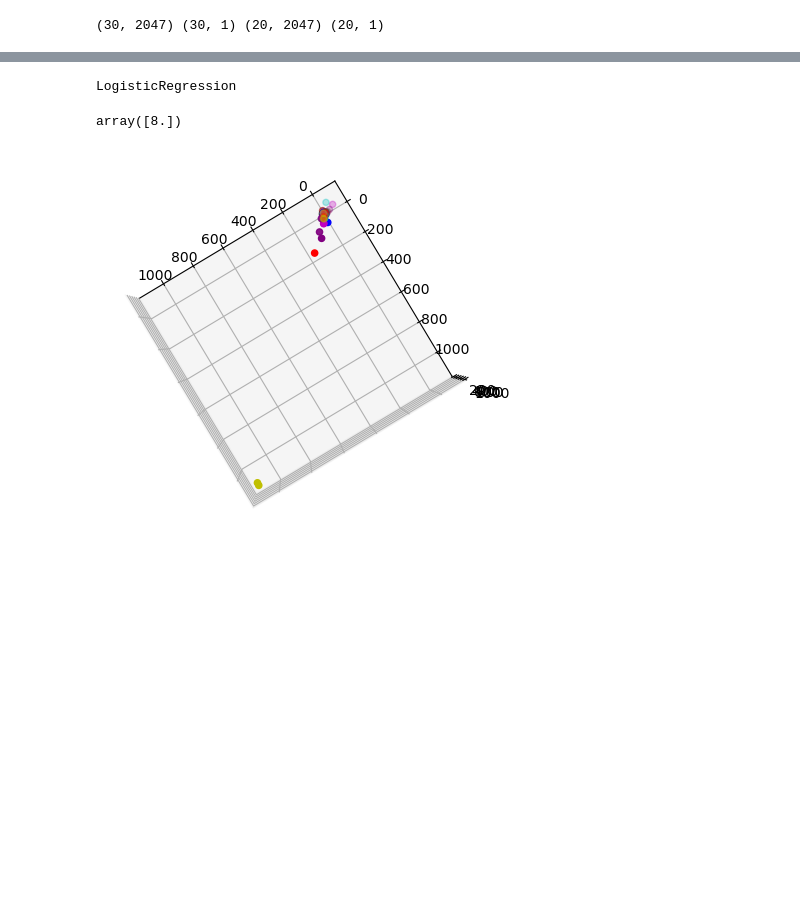
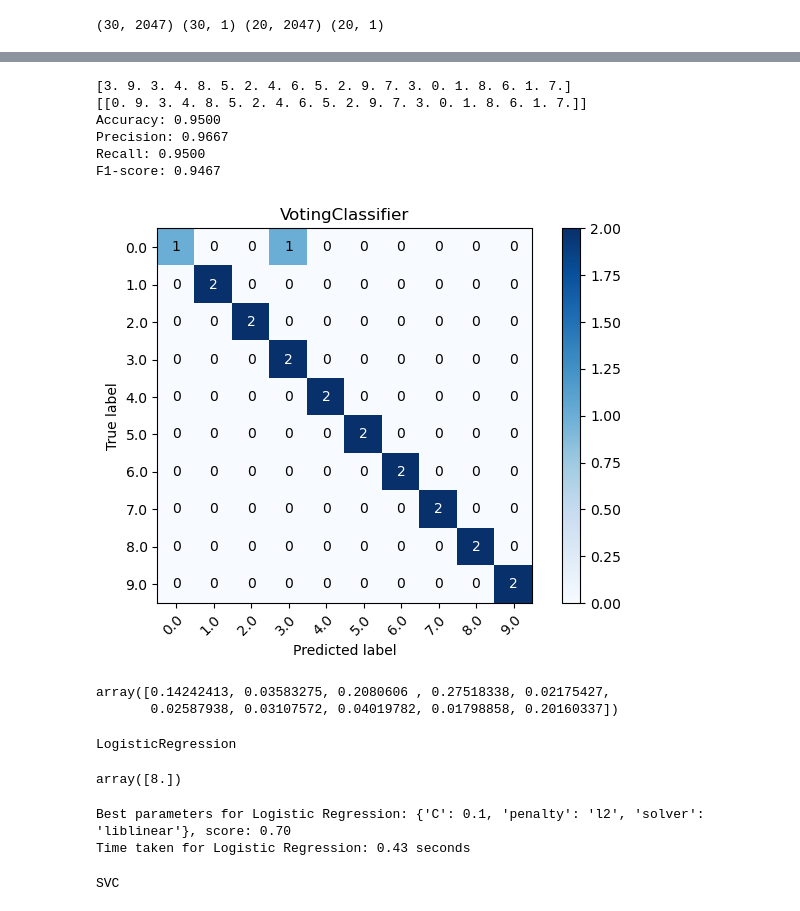
Before and after one commit to qkhanh711/NanoClassification, a Jupyter notebook: NANO.ipynb, the cells around one changed output, grey strips where cells are left out. Cells and saved outputs as stored; diff of their text form; code cells hidden in the pictures; blank space fills up the shorter version.

Commit message:
ensemble

```diff
--- a/NANO.ipynb
+++ b/NANO.ipynb
@@ -81,7 +83,7 @@ Time taken for Naive Bayes: 0.06 seconds
 # %%
-models = [LogisticRegression(C = 0.1, penalty = 'l2', solver = 'liblinear'),
-          SVC(C = 0.1, degree = 2, gamma = 'scale', shrinking = True,  probability=True, kernel = 'linear'),
+models = [LogisticRegression(C = 10, penalty = 'l2', solver = 'liblinear'),
+          SVC(C = 1, degree = 2, gamma = 'scale', shrinking = True,  probability=True, kernel = 'linear'),
           KNeighborsClassifier(algorithm = 'auto',p = 1, weights = 'uniform', n_neighbors = 3, metric = 'cosine'),
-          DecisionTreeClassifier(criterion= 'gini', max_depth= 6, min_samples_leaf= 1, min_samples_split = 2, splitter= 'random',  random_state = 42),
-          RandomForestClassifier(criterion = 'entropy', max_depth = 4, min_samples_leaf = 2, min_samples_split = 2, n_estimators = 200,  random_state = 42),
+          DecisionTreeClassifier(criterion= 'gini', max_depth= 8, min_samples_leaf= 1, min_samples_split = 2, splitter= 'random',  random_state = 42),
+          RandomForestClassifier(criterion = 'gini', max_depth = 6, min_samples_leaf = 2, min_samples_split = 2, n_estimators = 50,  random_state = 42),
           BernoulliNB(alpha=0.1)]
@@ -100,9 +102,45 @@ F1-score: 0.8400
+# %%
+from sklearn.ensemble import VotingClassifier
+from sklearn.linear_model import LogisticRegression
+from sklearn.svm import SVC
+from sklearn.neighbors import KNeighborsClassifier
+
+logistic_clf = LogisticRegression(C=10, penalty='l2', solver='liblinear')
+svc_clf = SVC(C=1, degree=2, gamma='scale', shrinking=True, probability=True, kernel='linear')
+knn_clf = KNeighborsClassifier(algorithm='auto', p=1, weights='uniform', n_neighbors=3, metric='cosine')
+
+
+ensemble_clf = VotingClassifier(
+    estimators=[
+        ('logistic', models[0]),
+        ('svc', models[1]),
+        ('knn', models[2])
+    ],
+    voting='soft'
+)
+with warnings.catch_warnings():
+    warnings.simplefilter("ignore")
+    ensemble_clf.fit(X_train, y_train)
+# %%
+print(ensemble_clf.predict(X_test))
+print(y_test.T)
+evaluate_model(ensemble_clf, X_test, y_test)
+# %% [output]
+[3. 9. 3. 4. 8. 5. 2. 4. 6. 5. 2. 9. 7. 3. 0. 1. 8. 6. 1. 7.]
+[[0. 9. 3. 4. 8. 5. 2. 4. 6. 5. 2. 9. 7. 3. 0. 1. 8. 6. 1. 7.]]
+Accuracy: 0.9500
+Precision: 0.9667
+Recall: 0.9500
+F1-score: 0.9467
+[figure, added]
+# %%
+proba = ensemble_clf.predict_proba(X_test)
+proba[0]
+# %% [output]
+array([0.14242413, 0.03583275, 0.2080606 , 0.27518338, 0.02175427,
+       0.02587938, 0.03107572, 0.04019782, 0.01798858, 0.20160337])
 # %%
 model_predict(X_train, y_train, X_test, y_test, models[0], X_min, X_max, X_mean, X_std, path = 'Tricyclazole So sanh.txt')['Predict']
 # %% [output]
 LogisticRegression
 array([8.])
-# %%
-visualize(X, y, option = '3d', eval = 90, azim = 60, legend = False)
-# %% [output]
-[figure, removed]
@@ -108,0 +152,5 @@ visualize(X, y, option = '3d', eval = 90, azim = 60, legend = False)
+# %%
+Grid_search_model(X_train_PCA,y_train, cv = 3)
+# %% [output]
+Best parameters for Logistic Regression: {'C': 0.1, 'penalty': 'l2', 'solver': 'liblinear'}, score: 0.70
+Time taken for Logistic Regression: 0.43 seconds
@@ -108,0 +164,5 @@ visualize(X, y, option = '3d', eval = 90, azim = 60, legend = False)
+# %%
+print(model_predict(X_train_PCA, y_train, X_test_PCA, y_test, models[1], X_min, X_max, X_mean, X_std)['Predict'])
+print(y_test.T)
+# %% [output]
+SVC
```
Also changed, not shown: parts of 12 cells of this notebook, 4 other files.
